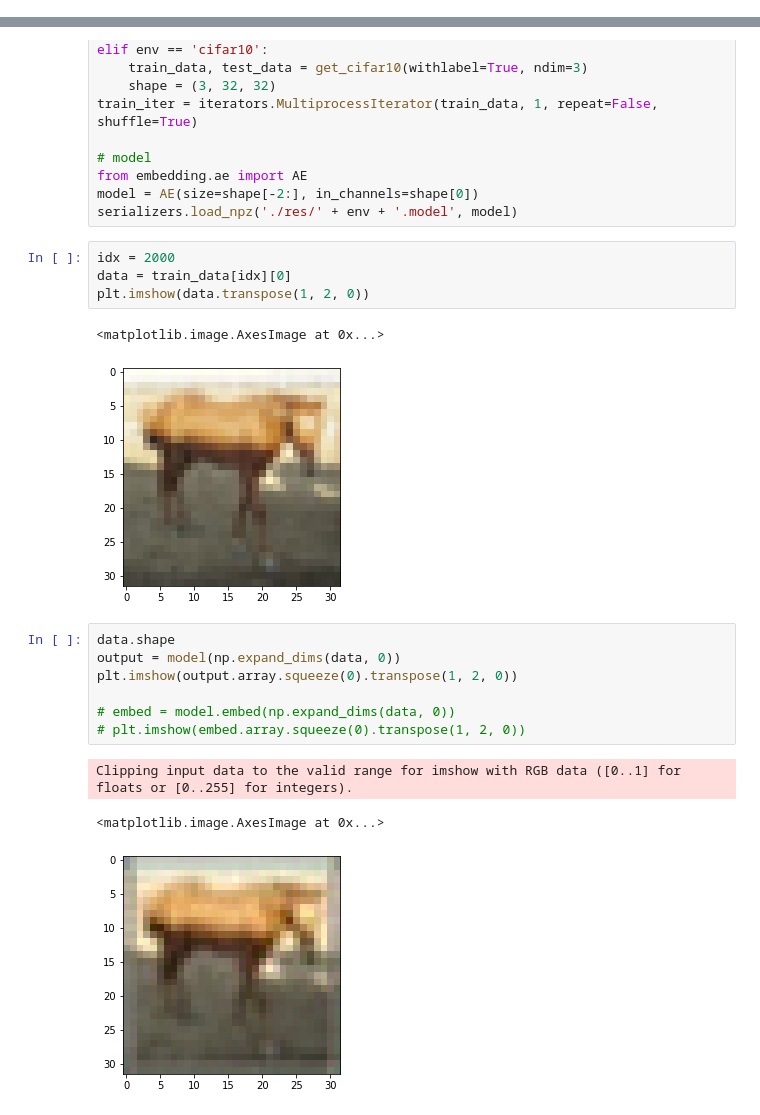
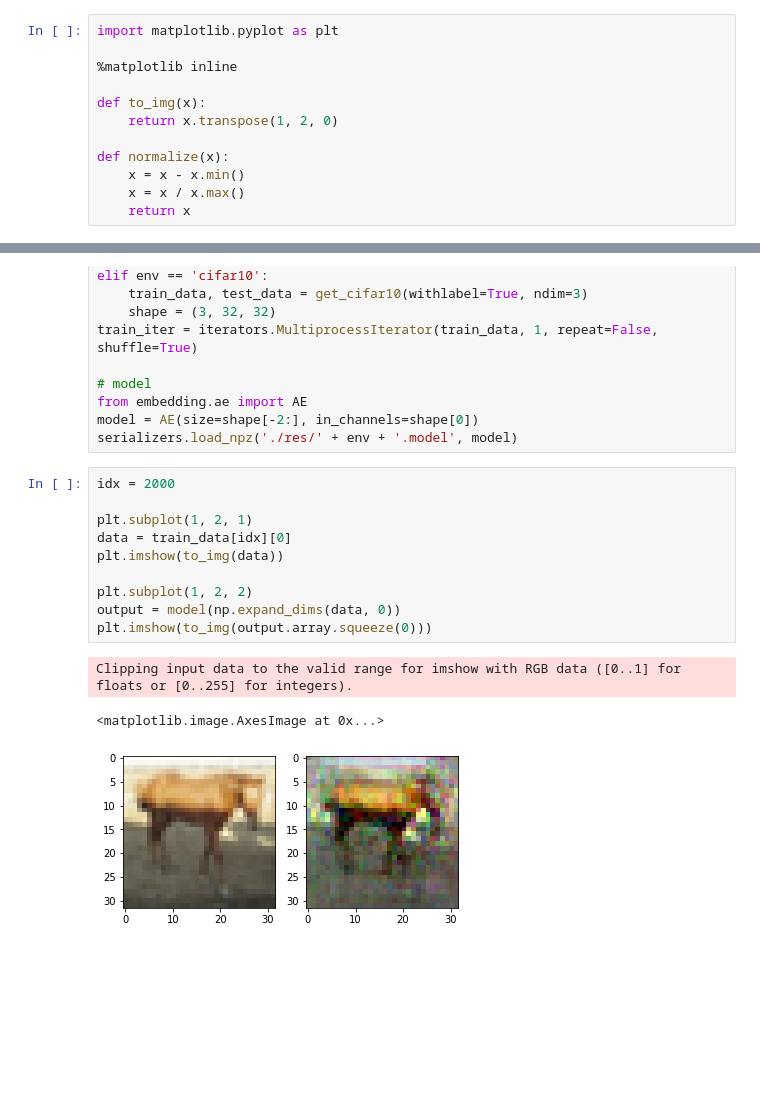
Before and after one commit to liuyuezhang/cerebellum, a Jupyter notebook: visualize_embedding.ipynb, the cells around one changed output, grey strips where cells are left out. Drawn from its saved outputs; the diff is of its cells as text; blank space fills up the shorter version.

```diff
--- a/visualize_embedding.ipynb
+++ b/visualize_embedding.ipynb
@@ -5,3 +1,15 @@ import matplotlib.pyplot as plt
+# %%
+import matplotlib.pyplot as plt
+
+%matplotlib inline
+
+def to_img(x):
+    return x.transpose(1, 2, 0)
+
+def normalize(x):
+    x = x - x.min()
+    x = x / x.max()
+    return x
 # %%
 import numpy as np
 import cupy as cp
@@ -33,19 +41,15 @@ model = AE(size=shape[-2:], in_channels=shape[0])
 serializers.load_npz('./res/' + env + '.model', model)
 # %%
 idx = 2000
+
+plt.subplot(1, 2, 1)
 data = train_data[idx][0]
-plt.imshow(data.transpose(1, 2, 0))
+plt.imshow(to_img(data))
+
+plt.subplot(1, 2, 2)
+output = model(np.expand_dims(data, 0))
+plt.imshow(to_img(output.array.squeeze(0)))
 # %% [output]
-<matplotlib.image.AxesImage at 0x...>
+Clipping input data to the valid range for imshow with RGB data ([0..1] for floats or [0..255] for integers).
+<matplotlib.image.AxesImage at 0x...>
-[figure, old version]
+[figure, new version]
-# %%
-data.shape
-output = model(np.expand_dims(data, 0))
-plt.imshow(output.array.squeeze(0).transpose(1, 2, 0))
-
-# embed = model.embed(np.expand_dims(data, 0))
-# plt.imshow(embed.array.squeeze(0).transpose(1, 2, 0))
-# %% [output]
-Clipping input data to the valid range for imshow with RGB data ([0..1] for floats or [0..255] for integers).
-<matplotlib.image.AxesImage at 0x...>
-[figure, removed]
```
Also changed, not shown: parts of 2 cells of this notebook, 3 other files.
